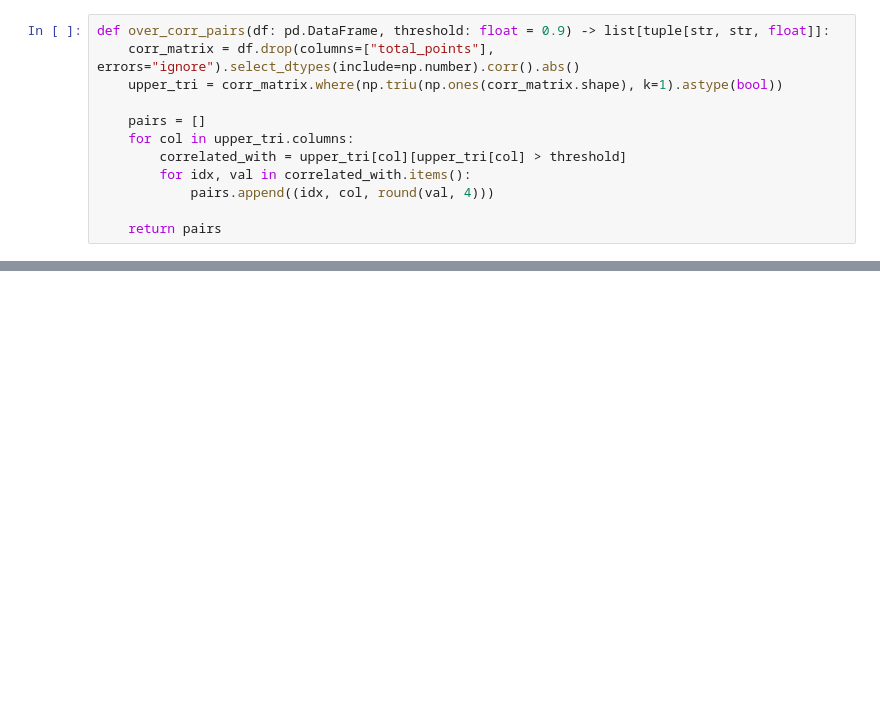
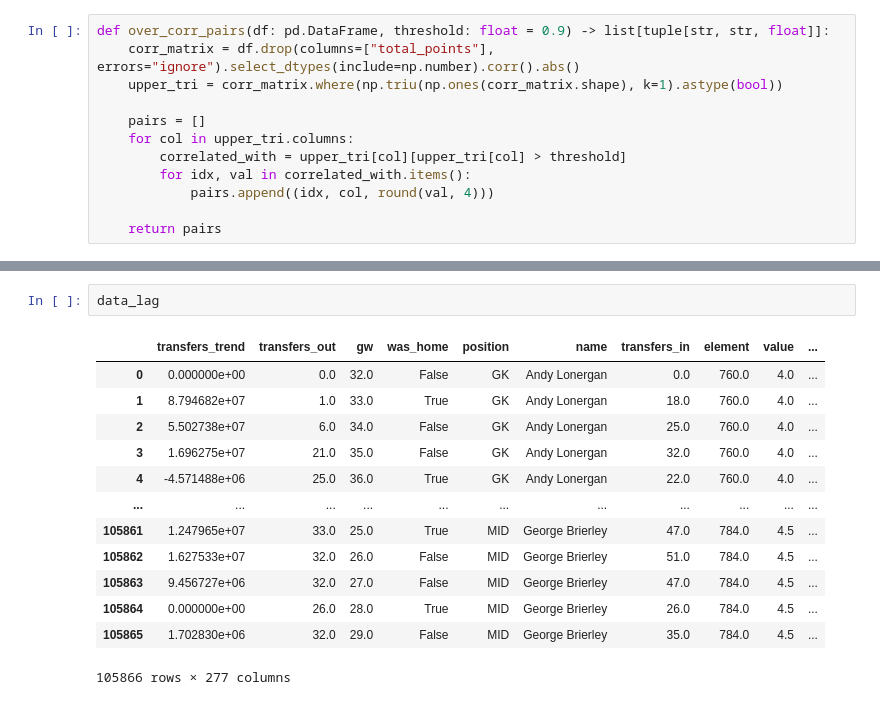
Before and after one commit to ruus77/FPL, a Jupyter notebook: src/fpl_project/data_processing/features_engineering.ipynb, the cells around one changed output, grey strips where cells are left out. Drawn from its saved outputs; the diff is of its cells as text; blank space fills up the shorter version.

```diff
--- a/src/fpl_project/data_processing/features_engineering.ipynb
+++ b/src/fpl_project/data_processing/features_engineering.ipynb
@@ -158,3 +174,19 @@ Usunięto 103 silnie skorelowanych kolumn.
+# %%
+data_lag
+# %% [output]
+|  | transfers_trend | transfers_out | gw | was_home | position | name | transfers_in | element | value | ... |
+| 0 | 0.000000e+00 | 0.0 | 32.0 | False | GK | Andy Lonergan | 0.0 | 760.0 | 4.0 | ... |
+| 1 | 8.794682e+07 | 1.0 | 33.0 | True | GK | Andy Lonergan | 18.0 | 760.0 | 4.0 | ... |
+| 2 | 5.502738e+07 | 6.0 | 34.0 | False | GK | Andy Lonergan | 25.0 | 760.0 | 4.0 | ... |
+| 3 | 1.696275e+07 | 21.0 | 35.0 | False | GK | Andy Lonergan | 32.0 | 760.0 | 4.0 | ... |
+| 4 | -4.571488e+06 | 25.0 | 36.0 | True | GK | Andy Lonergan | 22.0 | 760.0 | 4.0 | ... |
+| ... | ... | ... | ... | ... | ... | ... | ... | ... | ... | ... |
+| 105861 | 1.247965e+07 | 33.0 | 25.0 | True | MID | George Brierley | 47.0 | 784.0 | 4.5 | ... |
+| 105862 | 1.627533e+07 | 32.0 | 26.0 | False | MID | George Brierley | 51.0 | 784.0 | 4.5 | ... |
+| 105863 | 9.456727e+06 | 32.0 | 27.0 | False | MID | George Brierley | 47.0 | 784.0 | 4.5 | ... |
+| 105864 | 0.000000e+00 | 26.0 | 28.0 | True | MID | George Brierley | 26.0 | 784.0 | 4.5 | ... |
+| 105865 | 1.702830e+06 | 32.0 | 29.0 | False | MID | George Brierley | 35.0 | 784.0 | 4.5 | ... |
+105866 rows × 277 columns
 # %%
 data_lag.shape
 # %% [output]
```
Also changed, not shown: parts of 16 cells of this notebook, 9 other files.
